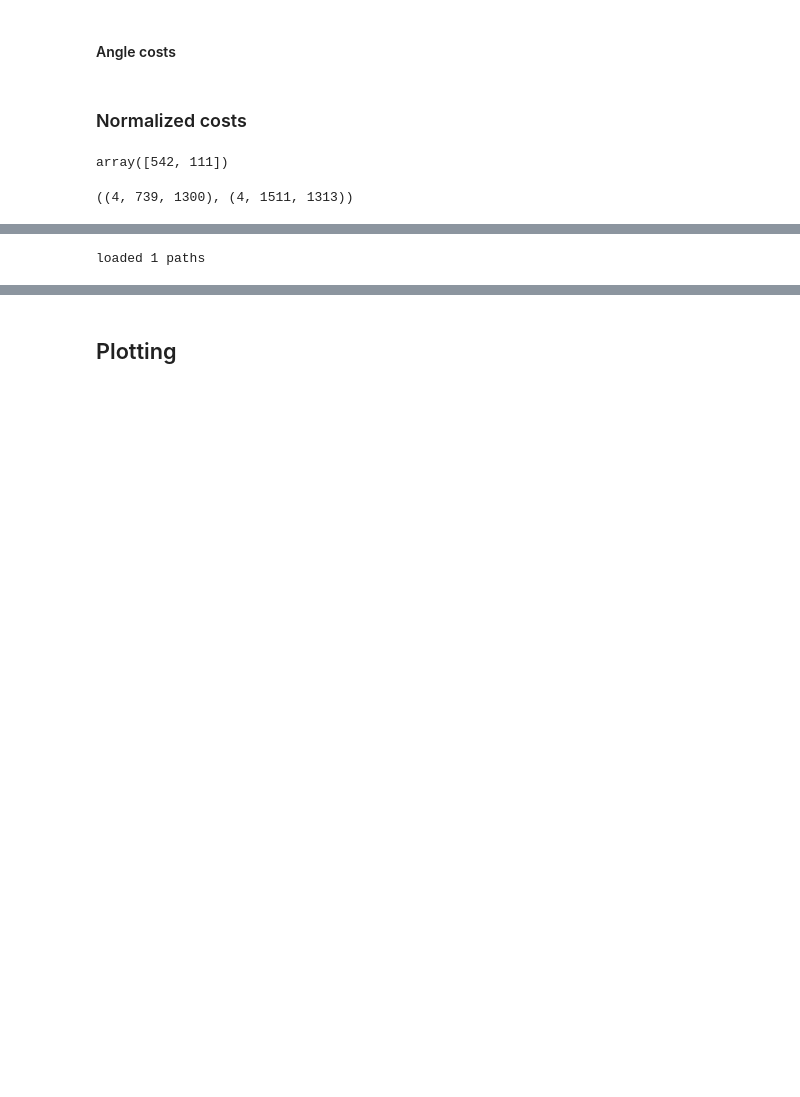
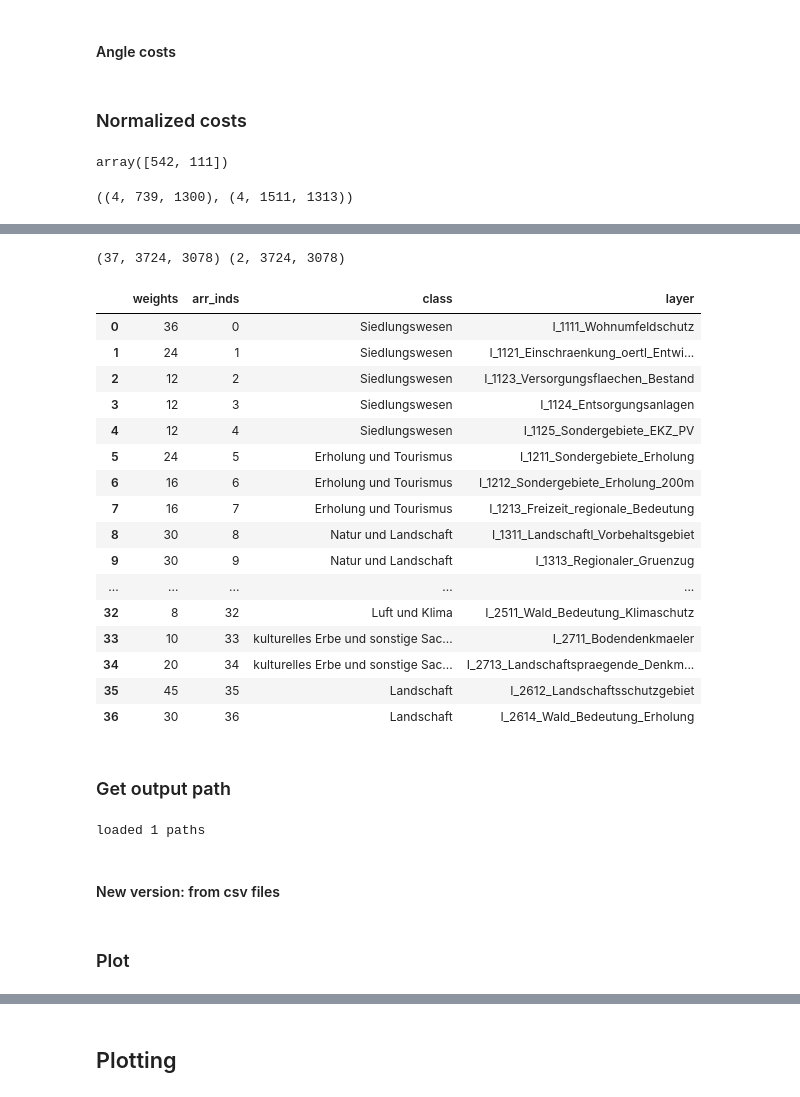
Before and after one commit to NinaWie/PowerPlanner, a Jupyter notebook: notebooks/evaluation.ipynb, the cells around one changed output, grey strips where cells are left out. Saved outputs shown, nothing was run; the diff lists cells and outputs as text; code cells hidden in the pictures; blank space fills up the shorter version.

```diff
--- a/notebooks/evaluation.ipynb
+++ b/notebooks/evaluation.ipynb
@@ -341,3 +345,27 @@ arr, forb, df = get_raw_data(layer_path, csv_path)
+# %%
+print(arr.shape, forb.shape)
+df
+# %% [output]
+(37, 3724, 3078) (2, 3724, 3078)
+|  | weights | arr_inds | class | layer |
+| 0 | 36 | 0 | Siedlungswesen | I_1111_Wohnumfeldschutz |
+| 1 | 24 | 1 | Siedlungswesen | I_1121_Einschraenkung_oertl_Entwi... |
+| 2 | 12 | 2 | Siedlungswesen | I_1123_Versorgungsflaechen_Bestand |
+| 3 | 12 | 3 | Siedlungswesen | I_1124_Entsorgungsanlagen |
+| 4 | 12 | 4 | Siedlungswesen | I_1125_Sondergebiete_EKZ_PV |
+| 5 | 24 | 5 | Erholung und Tourismus | I_1211_Sondergebiete_Erholung |
+| 6 | 16 | 6 | Erholung und Tourismus | I_1212_Sondergebiete_Erholung_200m |
+| 7 | 16 | 7 | Erholung und Tourismus | I_1213_Freizeit_regionale_Bedeutung |
+| 8 | 30 | 8 | Natur und Landschaft | I_1311_Landschaftl_Vorbehaltsgebiet |
+| 9 | 30 | 9 | Natur und Landschaft | I_1313_Regionaler_Gruenzug |
+| ... | ... | ... | ... | ... |
+| 32 | 8 | 32 | Luft und Klima | I_2511_Wald_Bedeutung_Klimaschutz |
+| 33 | 10 | 33 | kulturelles Erbe und sonstige Sac... | I_2711_Bodendenkmaeler |
+| 34 | 20 | 34 | kulturelles Erbe und sonstige Sac... | I_2713_Landschaftspraegende_Denkm... |
+| 35 | 45 | 35 | Landschaft | I_2612_Landschaftsschutzgebiet |
+| 36 | 30 | 36 | Landschaft | I_2614_Wald_Bedeutung_Erholung |
+# %% [markdown]
+### Get output path
 # %%
 # read in ksp from one file
 with open(os.path.join(json_path, "chinst_scale2_scen1_a4_path_orig.json"), "r") as infile:
@@ -356,3 +384,5 @@ for j_name in json_names:
 print(f"loaded {len(path_list)} paths")
 # %% [output]
 loaded 1 paths
+# %% [markdown]
+#### New version: from csv files
@@ -359,2 +395,4 @@ loaded 1 paths
+# %% [markdown]
+### Plot
 # %%
 display_paths(forb, path_list)
```
Also changed, not shown: parts of 20 cells of this notebook, 7 other files.
